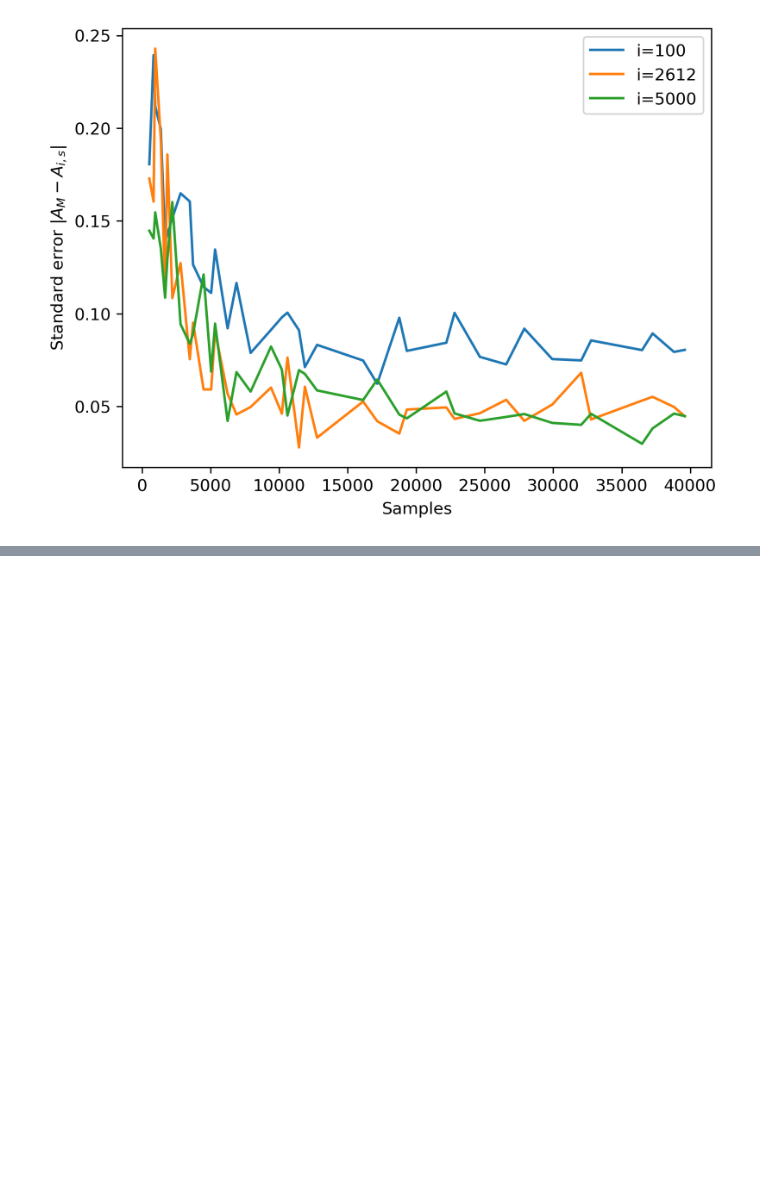
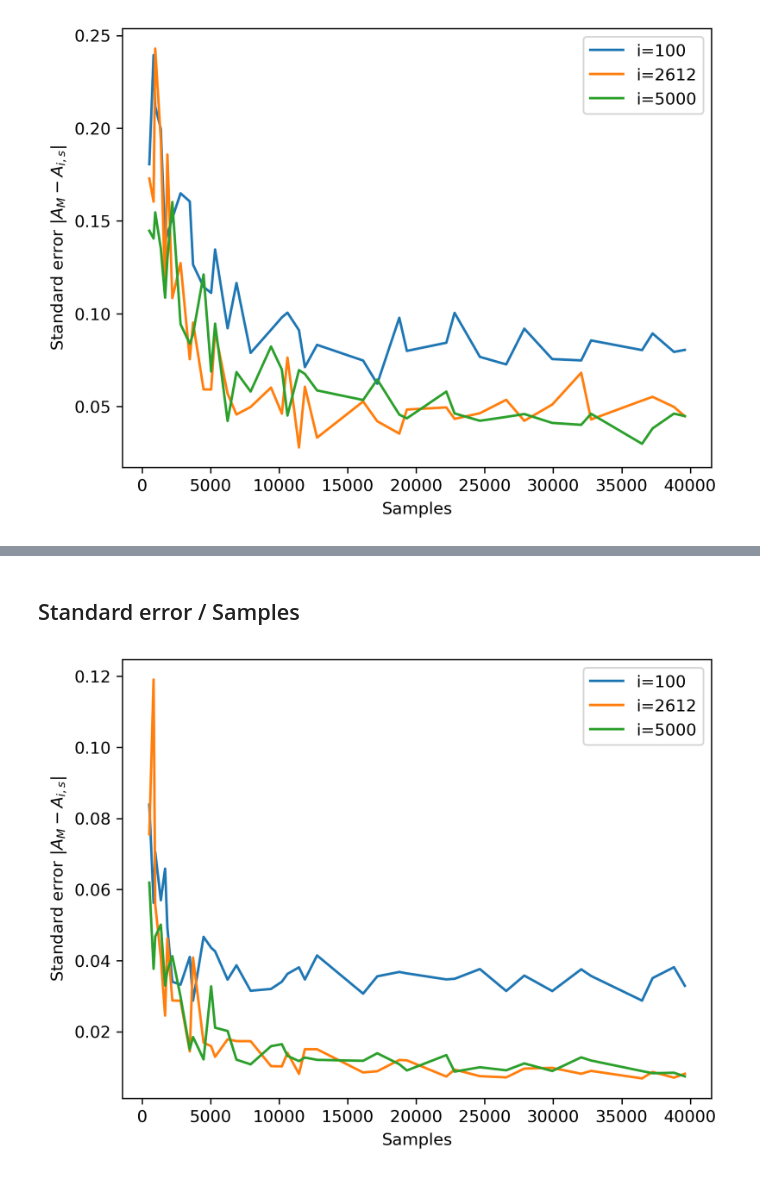
Before and after one commit to Kattelijn/Stochastic-Simulation, a Jupyter notebook: mandelbrot_MC_testPlots.ipynb, the cells around one changed output, grey strips where cells are left out. Saved outputs shown, nothing was run; the diff lists cells and outputs as text; code cells hidden in the pictures; blank space fills up the shorter version.

```diff
--- a/mandelbrot_MC_testPlots.ipynb
+++ b/mandelbrot_MC_testPlots.ipynb
@@ -384,0 +418,14 @@ plt.show()
+# %% [markdown]
+## Standard error / Samples
+# %%
+fig, ax = plt.subplots()
+
+ax.plot(SAMPLES, stdsOrt_S[:,0], label=f"i={SUB_ITERATIONS[0]}")
+ax.plot(SAMPLES, stdsOrt_S[:,(len(SUB_ITERATIONS)//2)], label=f"i={SUB_ITERATIONS[(len(SUB_ITERATIONS)//2)]}")
+ax.plot(SAMPLES, stdsOrt_S[:,-1], label=f"i={SUB_ITERATIONS[-1]}")
+plt.xlabel("Samples")
+plt.ylabel(r"Standard error $|A_M - A_{i,s}|$")
+plt.legend()
+plt.show()
+# %% [output]
+[figure, added]
```
Also changed, not shown: parts of 24 cells of this notebook.
